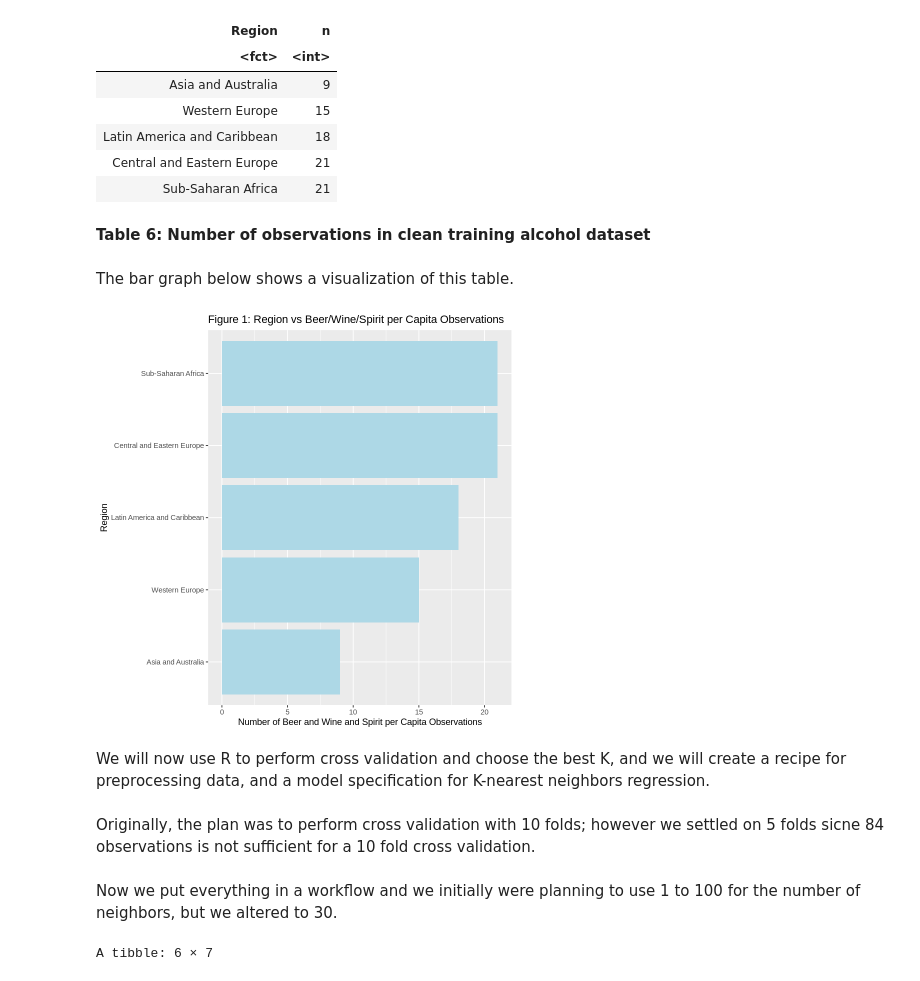
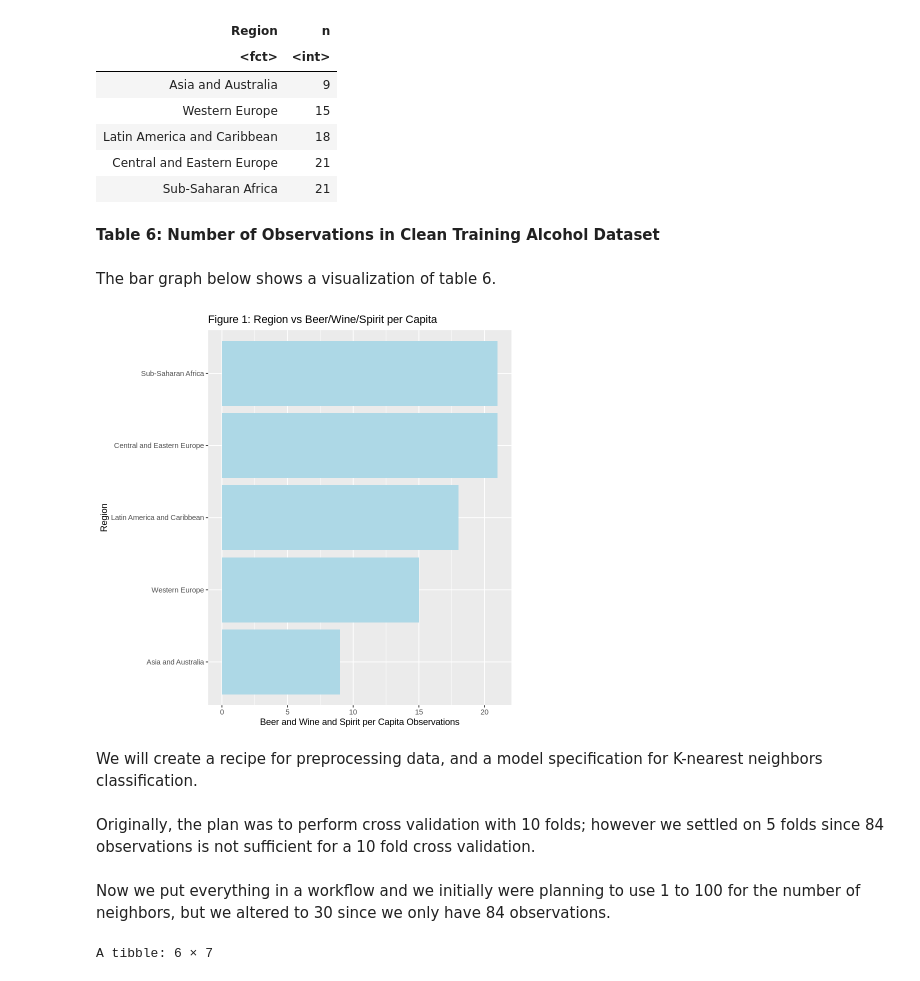
Before and after one commit to chloekim672/007-project-dsci-25-, a Jupyter notebook: dsciprojectfinal.ipynb, the cells around one changed output. Cells and saved outputs as stored; diff of their text form; code cells hidden in the pictures.

```diff
--- a/dsciprojectfinal.ipynb
+++ b/dsciprojectfinal.ipynb
@@ -96,7 +97,7 @@ A tibble: 9 × 2
 # %% [markdown]
 We combined the smaller groups like Asias and Australias, and eliminated North Americas and Middle East and Northern Africa out as they were only a few observations.
 # %%
-Region_asia <- alcohol_data %>%
+Region_asia_australia <- alcohol_data %>%
             filter(Region == "Southeastern Asia" | Region == "Eastern Asia" | Region == "Australia and New Zealand") %>%
             rowwise() %>%
             mutate(Region = "Asia and Australia")
@@ -107,7 +108,7 @@ alcohol_data_filtered <- alcohol_data %>%
 
 
 
-alcohol_data_good <- full_join(Region_asia, alcohol_data_filtered)
+alcohol_data_good <- full_join(Region_asia_australia, alcohol_data_filtered)
 
 alcohol_data_good
 # %% [output]
@@ -208,24 +209,24 @@ A tibble: 5 × 2
 | Central and Eastern Europe | 21 |
 | Sub-Saharan Africa | 21 |
 # %% [markdown]
-**Table 6: Number of observations in clean training alcohol dataset**
+**Table 6: Number of Observations in Clean Training Alcohol Dataset**
 # %% [markdown]
-The bar graph below shows a visualization of this table.
+The bar graph below shows a visualization of table 6.
 # %%
 data_summary_graph <- data_summary %>%
                     ggplot(aes(x = n, y = Region)) +
                     geom_bar(stat = "identity", fill = "lightblue") +
-                    xlab("Number of Beer and Wine and Spirit per Capita Observations") +
+                    xlab("Beer and Wine and Spirit per Capita Observations") +
                     ylab("Region") +
-                    ggtitle("Figure 1: Region vs Beer/Wine/Spirit per Capita Observations") +
+                    ggtitle("Figure 1: Region vs Beer/Wine/Spirit per Capita") +
                     theme(text = element_text(size = 11))
 
 
 data_summary_graph
 # %% [output]
-[figure, old version]
+[figure, new version]
 # %% [markdown]
-We will now use R to perform cross validation and choose the best K, and we will create a recipe for preprocessing data, and a model specification for K-nearest neighbors regression.
+We will create a recipe for preprocessing data, and a model specification for K-nearest neighbors classification.
 # %%
 alco_tr_recipe <- recipe(Region ~ Beer_PerCapita + Wine_PerCapita + Spirit_PerCapita, data = alcohol_train) %>%
                 step_scale(all_predictors()) %>%
@@ -235,11 +236,11 @@ alco_spec <- nearest_neighbor(weight_func = "rectangular", neighbors = tune()) %
                 set_engine("kknn") %>%
                 set_mode("classification")
 # %% [markdown]
-Originally, the plan was to perform cross validation with 10 folds; however we settled on 5 folds sicne 84 observations is not sufficient for a 10 fold cross validation.
+Originally, the plan was to perform cross validation with 10 folds; however we settled on 5 folds since 84 observations is not sufficient for a 10 fold cross validation.
 # %%
 alcohol_vfold <- vfold_cv(alcohol_train, v = 5, strata = Region)
 # %% [markdown]
-Now we put everything in a workflow and we initially were planning to use 1 to 100 for the number of neighbors, but we altered to 30.
+Now we put everything in a workflow and we initially were planning to use 1 to 100 for the number of neighbors, but we altered to 30 since we only have 84 observations.
 # %%
 alco_vals <- tibble(neighbors = seq(from = 1, to = 30, by = 5))
 
```
Also changed, not shown: parts of 18 cells of this notebook.
